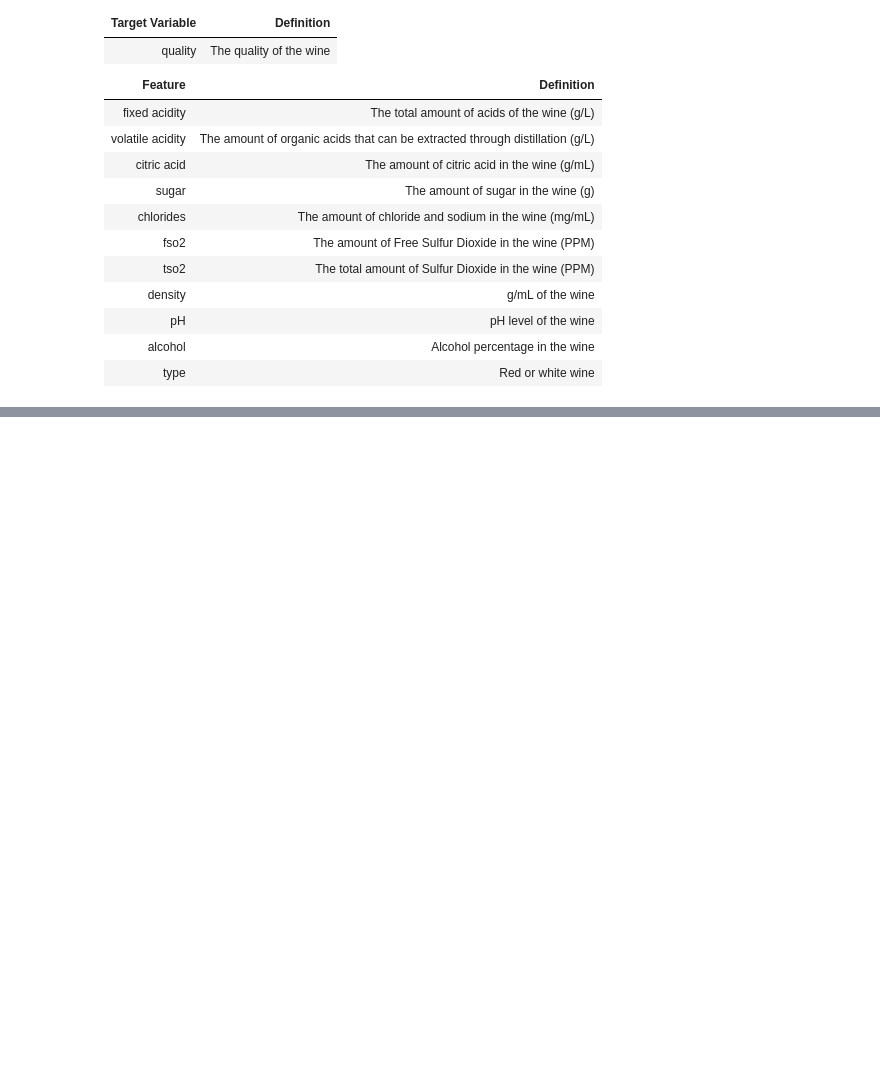
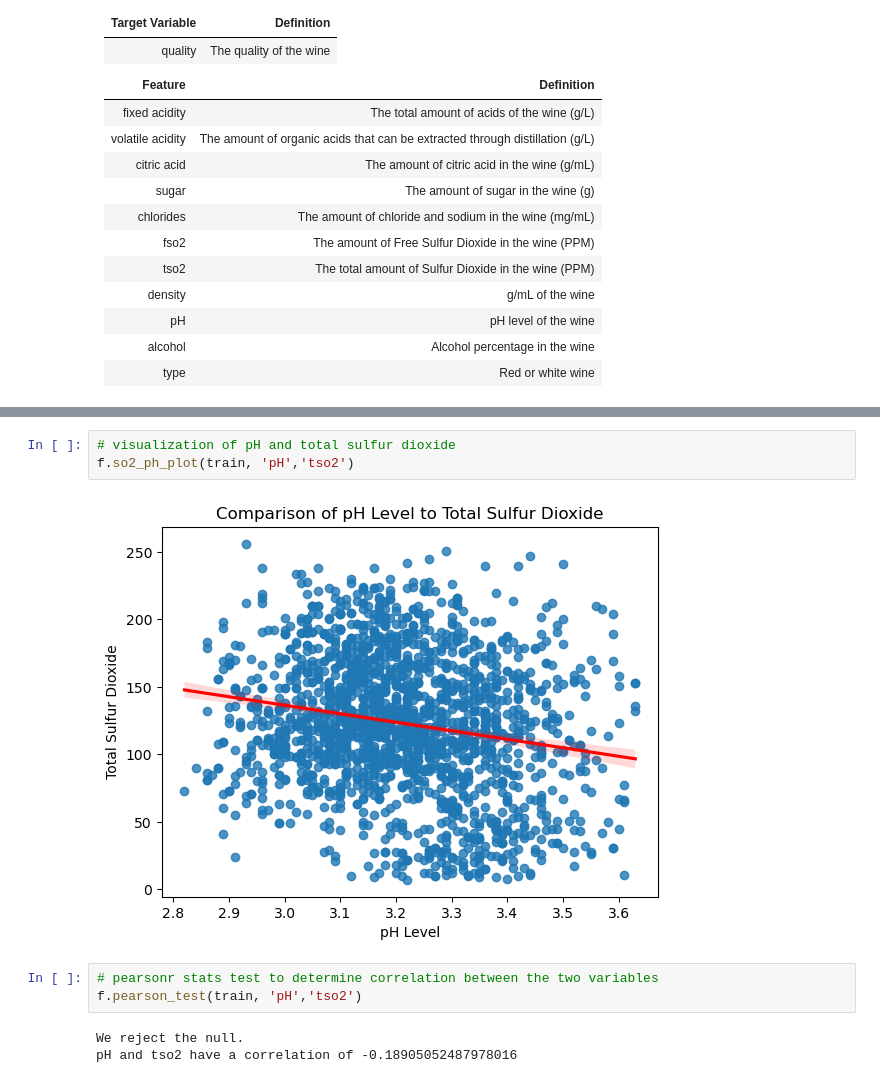
Before and after one commit to Wine-project-noether/Wine_project, a Jupyter notebook: final_report.ipynb, the cells around one changed output, grey strips where cells are left out. Saved outputs shown, nothing was run; the diff lists cells and outputs as text; blank space fills up the shorter version.

```diff
--- a/final_report.ipynb
+++ b/final_report.ipynb
@@ -46,0 +135,11 @@ import functions as f
+# %%
+# visualization of pH and total sulfur dioxide
+f.so2_ph_plot(train, 'pH','tso2')
+# %% [output]
+[figure, added]
+# %%
+# pearsonr stats test to determine correlation between the two variables
+f.pearson_test(train, 'pH','tso2')
+# %% [output]
+We reject the null.
+pH and tso2 have a correlation of -0.18905052487978016
```
Also changed, not shown: parts of 30 cells of this notebook, 5 other files.
